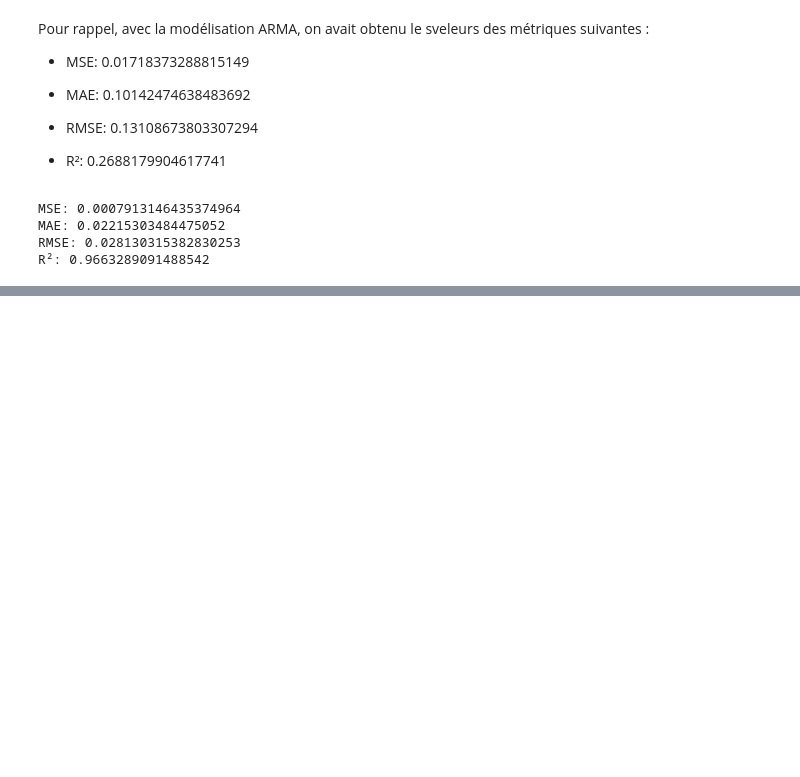
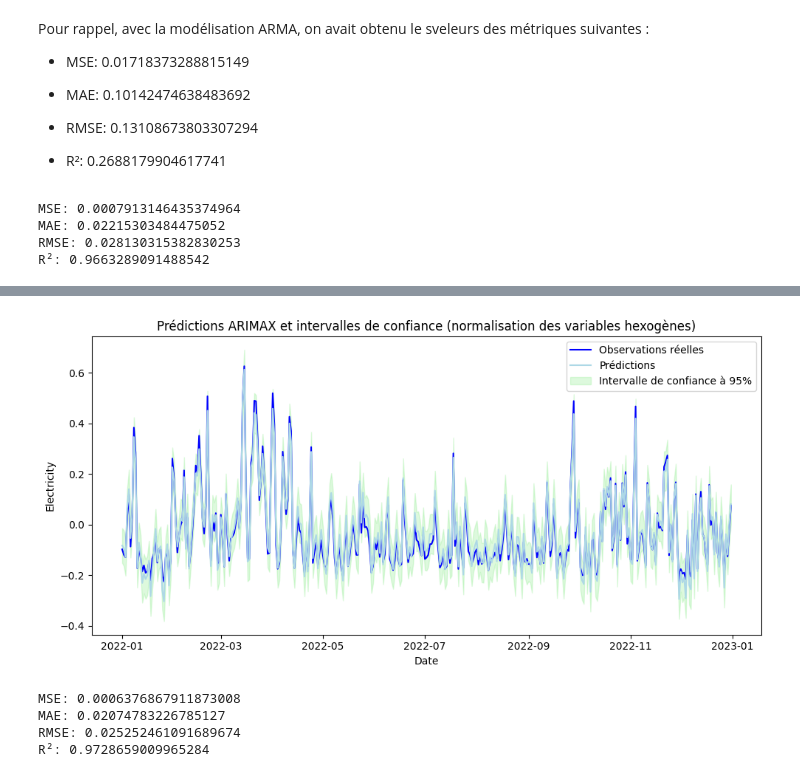
Before and after one commit to dpiot14/Project-4th-year, a Jupyter notebook: wind_Toulouse_Prediction.ipynb, the cells around one changed output, grey strips where cells are left out. Saved outputs shown, nothing was run; the diff lists cells and outputs as text; code cells hidden in the pictures; blank space fills up the shorter version.

Commit message:
ARIMAX avec normalisation var hexogènes

```diff
--- a/wind_Toulouse_Prediction.ipynb
+++ b/wind_Toulouse_Prediction.ipynb
@@ -959,0 +1014,47 @@ R²: 0.9663289091488542
+# %%
+# Prédictions
+predicted_means = predictions.predicted_mean
+confidence_intervals = predictions.conf_int()
+
+# Dates de l'ensemble de test - pour l'axe des x
+dates = y_test.index
+
+# Tracer les observations réelles
+plt.figure(figsize=(10,5))
+plt.plot(dates, y_test, label='Observations réelles', color='blue')
+
+# Tracer les prédictions moyennes
+plt.plot(dates, predicted_means, label='Prédictions', color='lightblue')
+
+# Tracer les intervalles de confiance
+plt.fill_between(dates, confidence_intervals.iloc[:, 0], confidence_intervals.iloc[:, 1], color='lightgreen', alpha=0.3, label='Intervalle de confiance à 95%')
+
+# Personnaliser le graphique
+plt.title('Prédictions ARIMAX et intervalles de confiance (normalisation des variables hexogènes)')
+plt.xlabel('Date')
+plt.ylabel('Electricity')
+plt.legend()
+plt.tight_layout()
+
+# Afficher le graphique
+plt.show()
+# %% [output]
+[figure, added]
+# %%
+assert len(predicted_means) == len(y_test), "La longueur des prédictions et des valeurs réelles doit être identique."
+
+# Calculer les métriques
+mse = mean_squared_error(y_test, predicted_means)
+mae = mean_absolute_error(y_test, predicted_means)
+rmse = np.sqrt(mse)  # RMSE est simplement la racine carrée de MSE
+r2 = r2_score(y_test, predicted_means)
+
+print(f"MSE: {mse}")
+print(f"MAE: {mae}")
+print(f"RMSE: {rmse}")
+print(f"R²: {r2}")
+# %% [output]
+MSE: 0.0006376867911873008
+MAE: 0.02074783226785127
+RMSE: 0.025252461091689674
+R²: 0.9728659009965284
```
Also changed, not shown: parts of 7 cells of this notebook.
